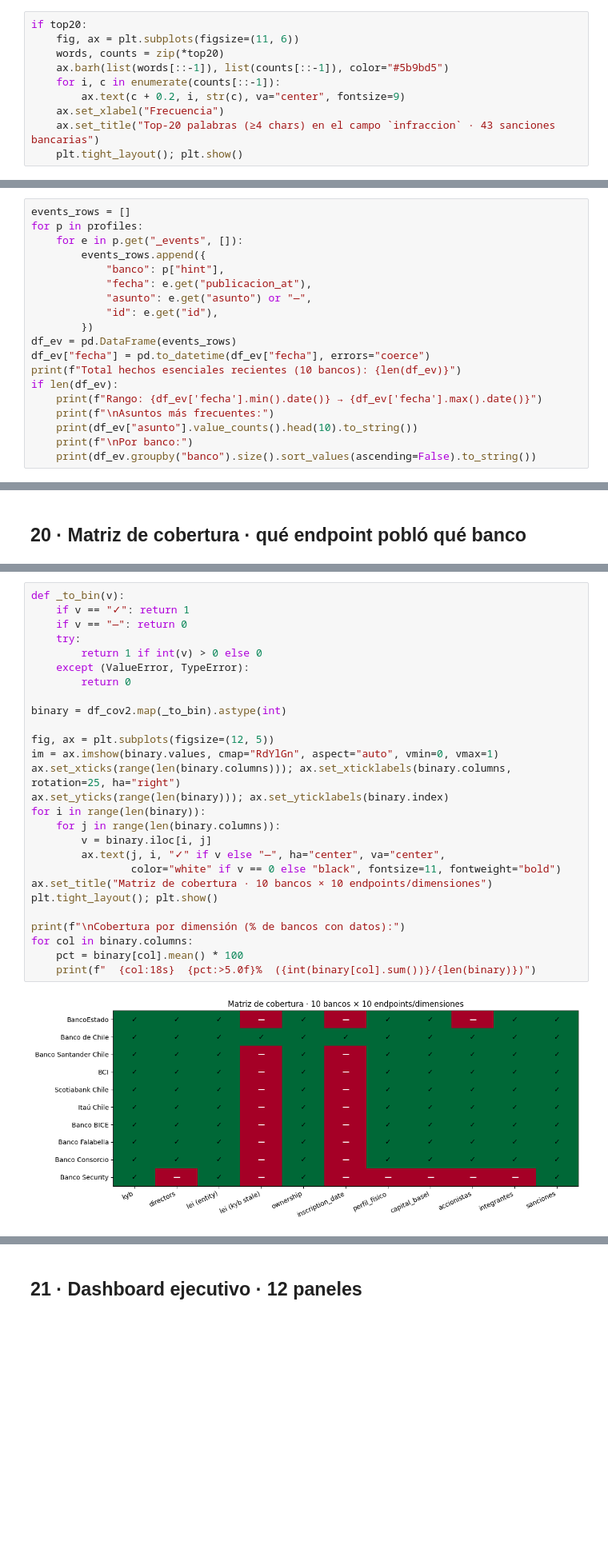
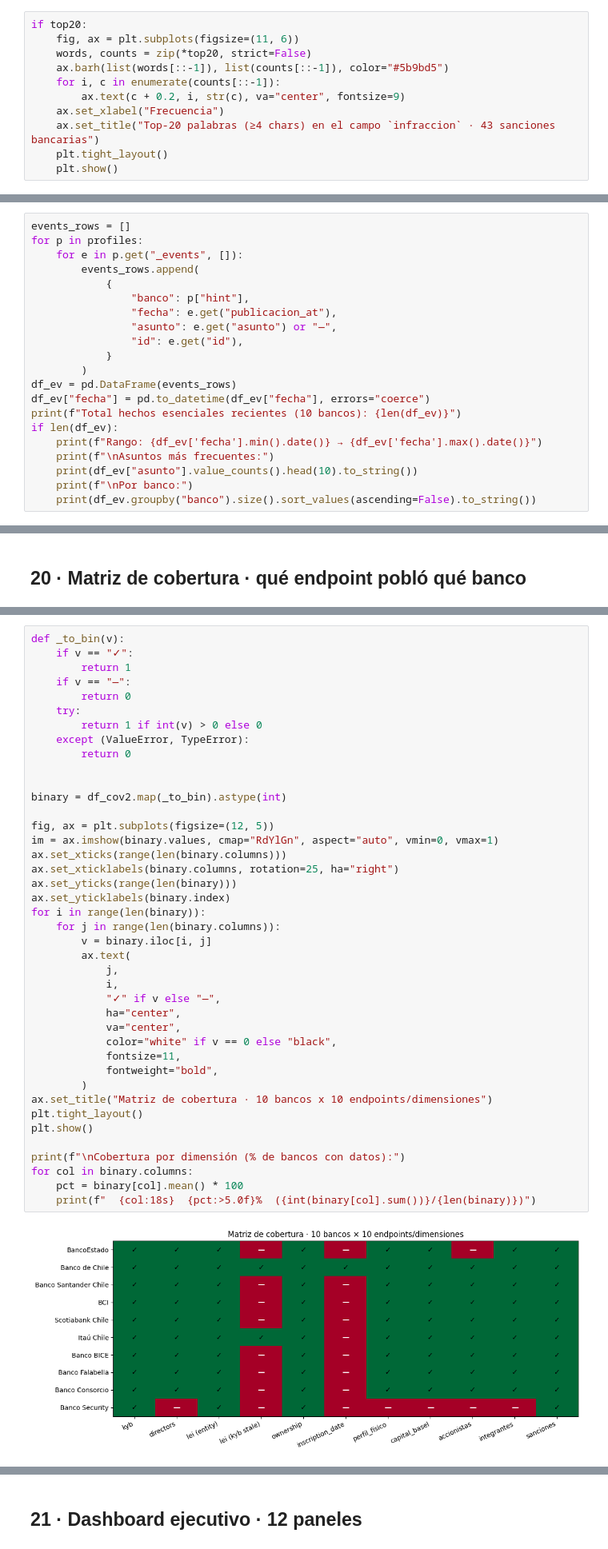
Before and after one commit to l0rdbarcsacs/cerberus-sdk-python, a Jupyter notebook: examples/notebooks/04-top10-bancos-chile.ipynb, the cells around one changed output, grey strips where cells are left out. Shown at 80% size. Saved outputs shown, nothing was run; the diff lists cells and outputs as text; blank space fills up the shorter version.

```diff
--- a/examples/notebooks/04-top10-bancos-chile.ipynb
+++ b/examples/notebooks/04-top10-bancos-chile.ipynb
@@ -1019,13 +1288,14 @@ Top-20 palabras:
 # %%
 if top20:
     fig, ax = plt.subplots(figsize=(11, 6))
-    words, counts = zip(*top20)
+    words, counts = zip(*top20, strict=False)
     ax.barh(list(words[::-1]), list(counts[::-1]), color="#5b9bd5")
     for i, c in enumerate(counts[::-1]):
         ax.text(c + 0.2, i, str(c), va="center", fontsize=9)
     ax.set_xlabel("Frecuencia")
     ax.set_title("Top-20 palabras (≥4 chars) en el campo `infraccion` · 43 sanciones bancarias")
-    plt.tight_layout(); plt.show()
+    plt.tight_layout()
+    plt.show()
 # %% [output]
 [figure]
 # %% [markdown]
@@ -1297,12 +1627,14 @@ mercado.
 events_rows = []
 for p in profiles:
     for e in p.get("_events", []):
-        events_rows.append({
-            "banco": p["hint"],
-            "fecha": e.get("publicacion_at"),
-            "asunto": e.get("asunto") or "—",
-            "id": e.get("id"),
-        })
+        events_rows.append(
+            {
+                "banco": p["hint"],
+                "fecha": e.get("publicacion_at"),
+                "asunto": e.get("asunto") or "—",
+                "id": e.get("id"),
+            }
+        )
 df_ev = pd.DataFrame(events_rows)
 df_ev["fecha"] = pd.to_datetime(df_ev["fecha"], errors="coerce")
 print(f"Total hechos esenciales recientes (10 bancos): {len(df_ev)}")
@@ -1392,33 +1731,47 @@ df_cov2
 | Banco Security | ✓ | — | ✓ | — | ✓ | — | — | ... |
 # %%
 def _to_bin(v):
-    if v == "✓": return 1
-    if v == "—": return 0
+    if v == "✓":
+        return 1
+    if v == "—":
+        return 0
     try:
         return 1 if int(v) > 0 else 0
     except (ValueError, TypeError):
         return 0
 
+
 binary = df_cov2.map(_to_bin).astype(int)
 
 fig, ax = plt.subplots(figsize=(12, 5))
 im = ax.imshow(binary.values, cmap="RdYlGn", aspect="auto", vmin=0, vmax=1)
-ax.set_xticks(range(len(binary.columns))); ax.set_xticklabels(binary.columns, rotation=25, ha="right")
-ax.set_yticks(range(len(binary))); ax.set_yticklabels(binary.index)
+ax.set_xticks(range(len(binary.columns)))
+ax.set_xticklabels(binary.columns, rotation=25, ha="right")
+ax.set_yticks(range(len(binary)))
+ax.set_yticklabels(binary.index)
 for i in range(len(binary)):
     for j in range(len(binary.columns)):
         v = binary.iloc[i, j]
-        ax.text(j, i, "✓" if v else "—", ha="center", va="center",
-                color="white" if v == 0 else "black", fontsize=11, fontweight="bold")
-ax.set_title("Matriz de cobertura · 10 bancos × 10 endpoints/dimensiones")
-plt.tight_layout(); plt.show()
+        ax.text(
+            j,
+            i,
+            "✓" if v else "—",
+            ha="center",
+            va="center",
+            color="white" if v == 0 else "black",
+            fontsize=11,
+            fontweight="bold",
+        )
+ax.set_title("Matriz de cobertura · 10 bancos x 10 endpoints/dimensiones")
+plt.tight_layout()
+plt.show()
 
 print(f"\nCobertura por dimensión (% de bancos con datos):")
 for col in binary.columns:
     pct = binary[col].mean() * 100
     print(f"  {col:18s}  {pct:>5.0f}%  ({int(binary[col].sum())}/{len(binary)})")
 # %% [output]
-[figure, old version]
+[figure, new version]
 Cobertura por dimensión (% de bancos con datos):
   kyb                   100%  (10/10)
   directors              90%  (9/10)
```
Also changed, not shown: parts of 39 cells of this notebook, 26 other files.
